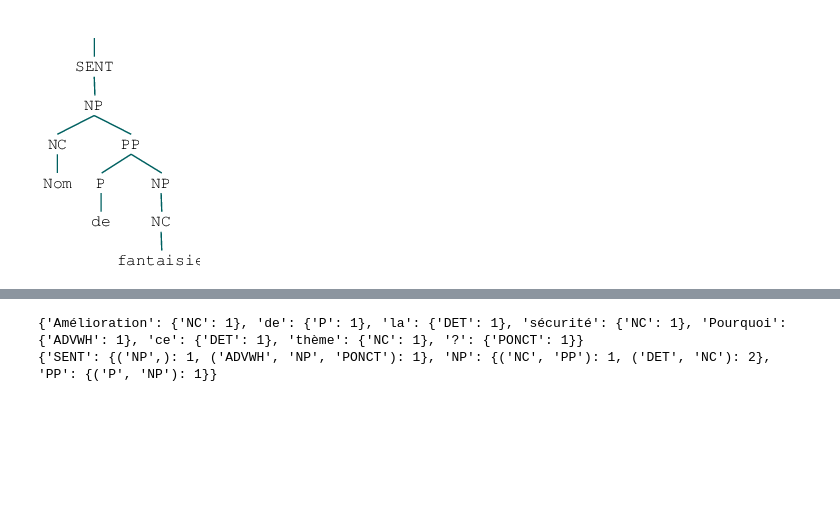
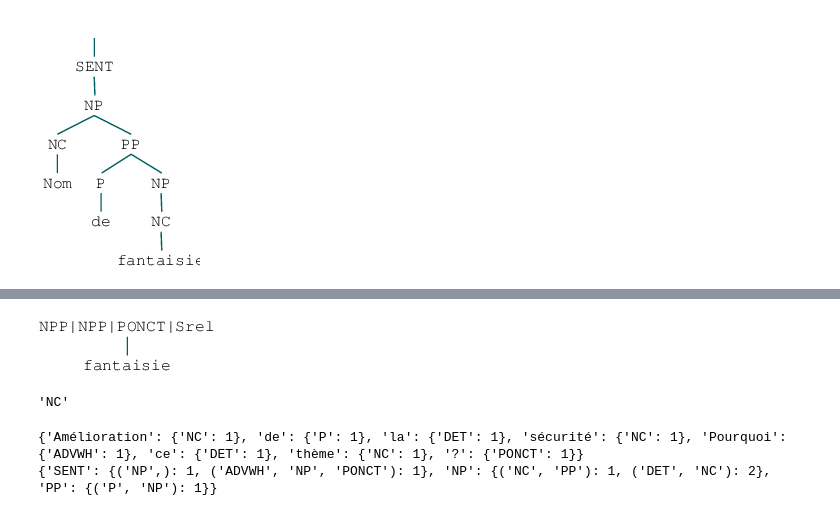
Before and after one commit to nathangrinsztajn/CYK_parser, a Jupyter notebook: notebook.ipynb, the cells around one changed output, grey strips where cells are left out. Cells and saved outputs as stored; diff of their text form; code cells hidden in the pictures; blank space fills up the shorter version.

```diff
--- a/notebook.ipynb
+++ b/notebook.ipynb
@@ -506,3 +518,11 @@ cyk(["Nom", "de", "fantaisie"])
+# %%
+Tree(pos, _create_sub_tree(cyk(["Nom", "de", "fantaisie"]), 'NP', [0, 2], ["Nom", "de", "fantaisie"]))
+# %% [output]
+[figure, added]
+# %%
+cyk(["Nom", "de", "fantaisie"])[0][2]['NP'][1]
+# %% [output]
+'NC'
 # %%
 #sanity check
 s = "( (SENT (NP (NC Amélioration) (PP (P de) (NP (DET la) (NC sécurité))))))"
```
Also changed, not shown: parts of 13 cells of this notebook.
